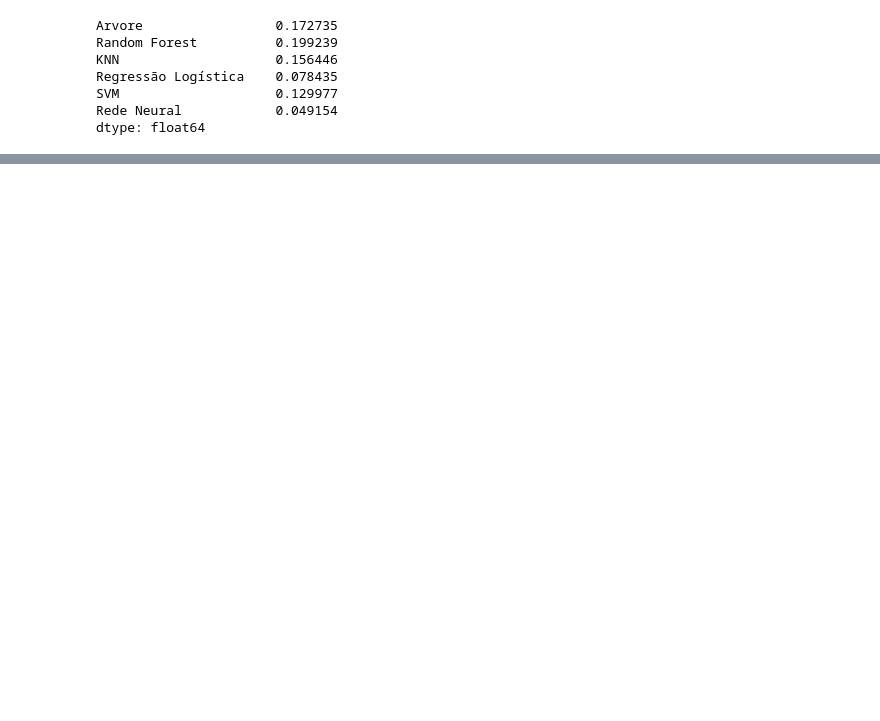
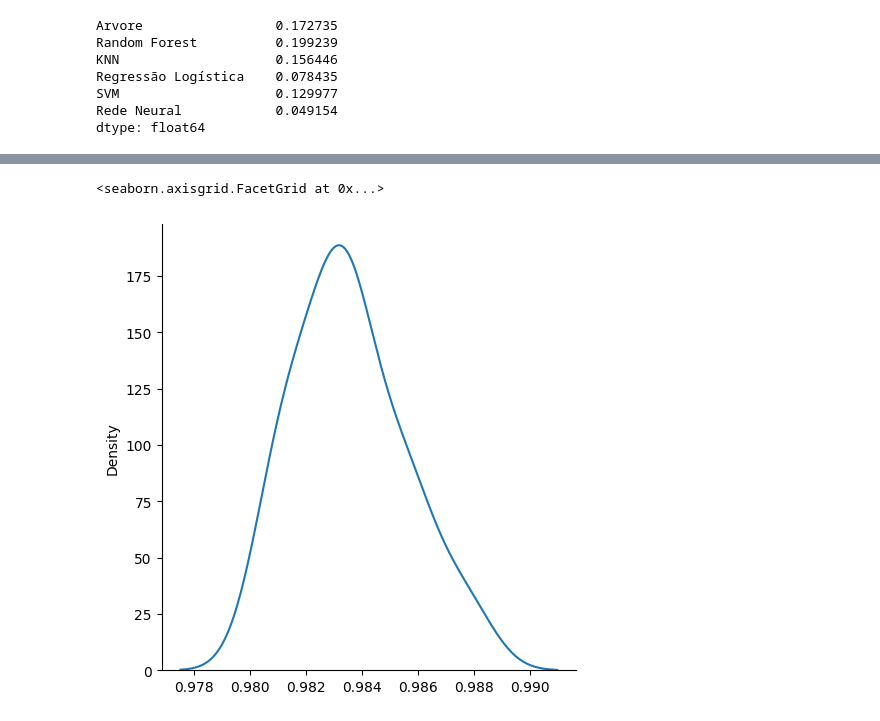
Before and after one commit to Rafael-Russo/Curso-Data-Science, a Jupyter notebook: credit_CrossValidation.ipynb, the cells around one changed output, grey strips where cells are left out. Cells and saved outputs as stored; diff of their text form; code cells hidden in the pictures; blank space fills up the shorter version.

```diff
--- a/credit_CrossValidation.ipynb
+++ b/credit_CrossValidation.ipynb
@@ -245,0 +257,5 @@ dtype: float64
+# %%
+sns.displot(resultados_random_forest, kind='kde')
+# %% [output]
+<seaborn.axisgrid.FacetGrid at 0x...>
+[figure, added]
```
Also changed, not shown: parts of 19 cells of this notebook.
